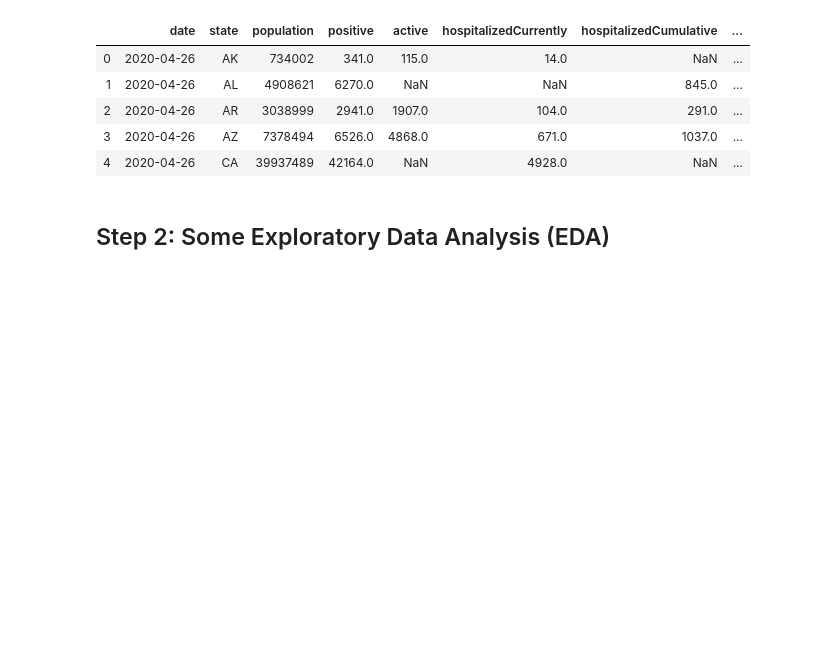
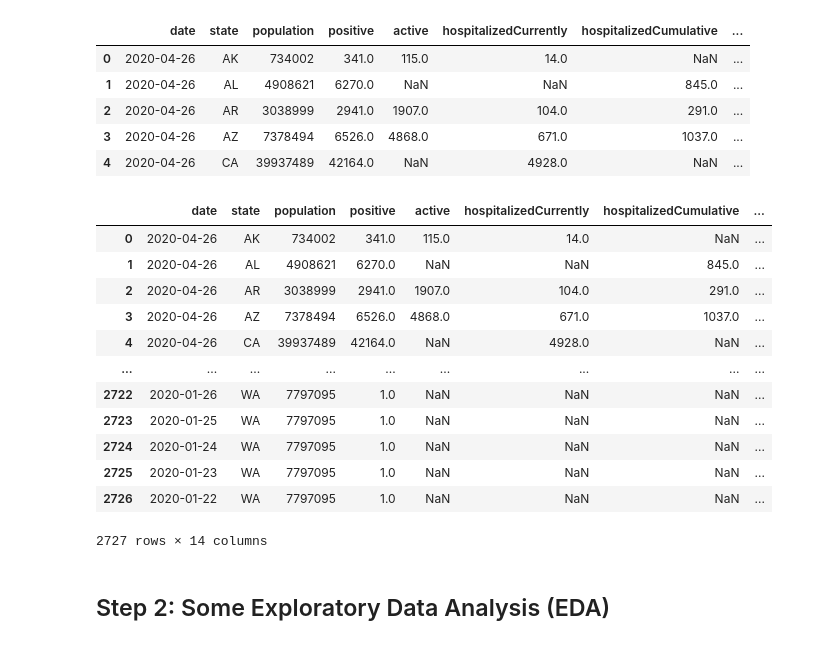
Before and after one commit to neilmizzi/COVID19, a Jupyter notebook: preprocess_data.ipynb, the cells around one changed output. Cells and saved outputs as stored; diff of their text form; code cells hidden in the pictures; blank space fills up the shorter version.

Commit message:
add total_beds column

```diff
--- a/preprocess_data.ipynb
+++ b/preprocess_data.ipynb
@@ -183,6 +183,24 @@ all_cases.head()
 | 2 | 2020-04-26 | AR | 3038999 | 2941.0 | 1907.0 | 104.0 | 291.0 | ... |
 | 3 | 2020-04-26 | AZ | 7378494 | 6526.0 | 4868.0 | 671.0 | 1037.0 | ... |
 | 4 | 2020-04-26 | CA | 39937489 | 42164.0 | NaN | 4928.0 | NaN | ... |
+# %%
+# Calculate the total beds, and add the column
+all_cases['total_beds'] = all_cases['population'] / 1000 * all_cases['bedsPerThousand']
+all_cases
+# %% [output]
+|  | date | state | population | positive | active | hospitalizedCurrently | hospitalizedCumulative | ... |
+| 0 | 2020-04-26 | AK | 734002 | 341.0 | 115.0 | 14.0 | NaN | ... |
+| 1 | 2020-04-26 | AL | 4908621 | 6270.0 | NaN | NaN | 845.0 | ... |
+| 2 | 2020-04-26 | AR | 3038999 | 2941.0 | 1907.0 | 104.0 | 291.0 | ... |
+| 3 | 2020-04-26 | AZ | 7378494 | 6526.0 | 4868.0 | 671.0 | 1037.0 | ... |
+| 4 | 2020-04-26 | CA | 39937489 | 42164.0 | NaN | 4928.0 | NaN | ... |
+| ... | ... | ... | ... | ... | ... | ... | ... | ... |
+| 2722 | 2020-01-26 | WA | 7797095 | 1.0 | NaN | NaN | NaN | ... |
+| 2723 | 2020-01-25 | WA | 7797095 | 1.0 | NaN | NaN | NaN | ... |
+| 2724 | 2020-01-24 | WA | 7797095 | 1.0 | NaN | NaN | NaN | ... |
+| 2725 | 2020-01-23 | WA | 7797095 | 1.0 | NaN | NaN | NaN | ... |
+| 2726 | 2020-01-22 | WA | 7797095 | 1.0 | NaN | NaN | NaN | ... |
+2727 rows × 14 columns
 # %% [markdown]
 ## Step 2: Some Exploratory Data Analysis (EDA)
 # %%
```
Also changed, not shown: parts of 1 cell of this notebook.
